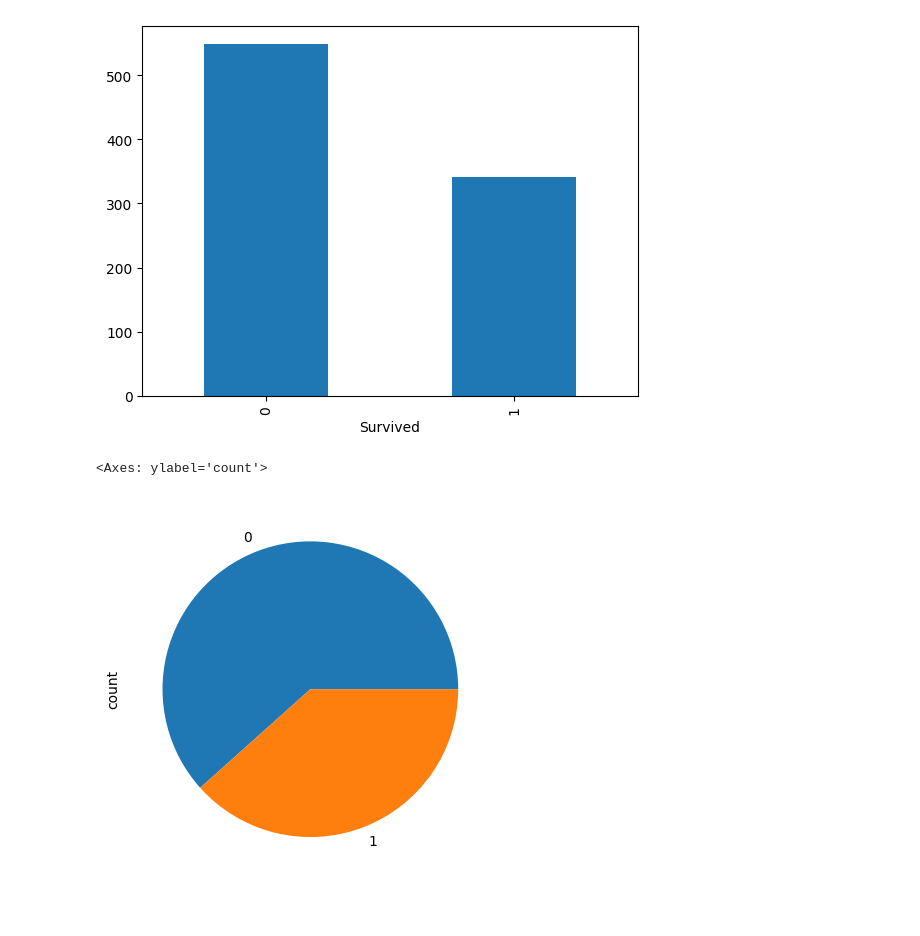
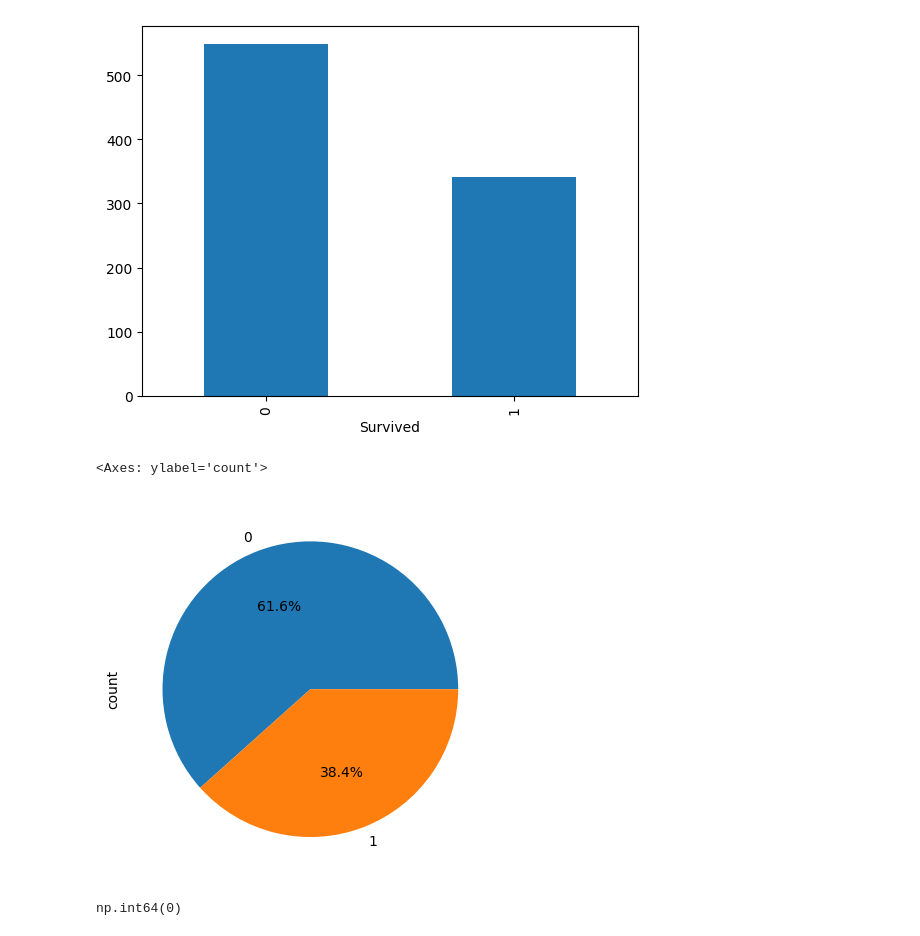
Before and after one commit to anshulkansal121/Python-Programming, a Jupyter notebook: Pandas/Data Analysis/EDA/Titanic - EDA.ipynb, the cells around one changed output. Saved outputs shown, nothing was run; the diff lists cells and outputs as text; code cells hidden in the pictures.

```diff
--- a/Pandas/Data Analysis/EDA/Titanic - EDA.ipynb
+++ b/Pandas/Data Analysis/EDA/Titanic - EDA.ipynb
@@ -216,7 +221,11 @@ df['Survived'].value_counts().plot(kind = "bar")
 <Axes: xlabel='Survived'>
 [figure]
 # %%
-df['Survived'].value_counts().plot(kind = "pie")
+df['Survived'].value_counts().plot(kind = "pie",autopct = "%0.1f%%")
 # %% [output]
 <Axes: ylabel='count'>
-[figure, old version]
+[figure, new version]
+# %%
+df['Survived'].isnull().sum()
+# %% [output]
+np.int64(0)
```
Also changed, not shown: parts of 40 cells of this notebook.
